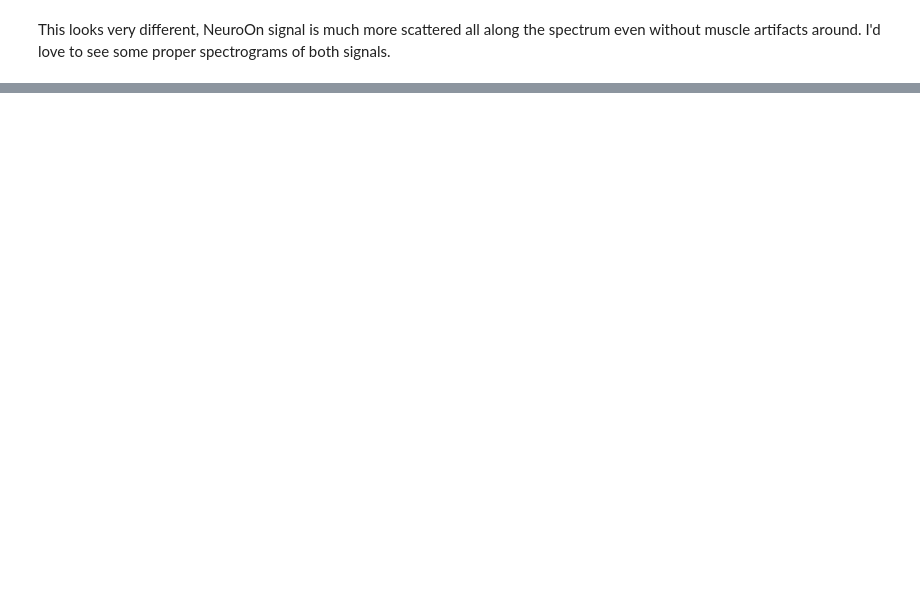
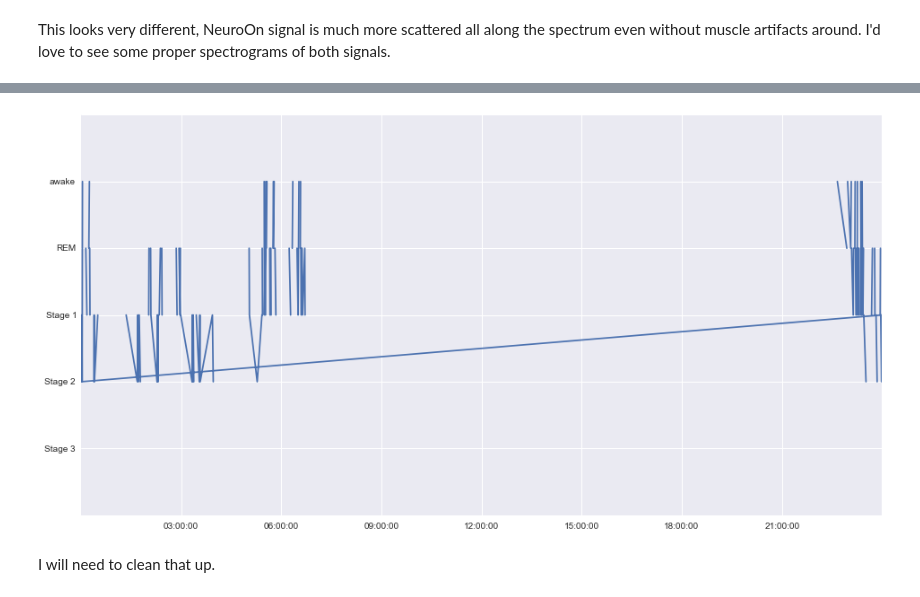
Before and after one commit to pawelngei/neuroon-notebook, a Jupyter notebook: NeuroOn.ipynb, the cells around one changed output, grey strips where cells are left out. Cells and saved outputs as stored; diff of their text form; code cells hidden in the pictures; blank space fills up the shorter version.

```diff
--- a/NeuroOn.ipynb
+++ b/NeuroOn.ipynb
@@ -303,0 +331,10 @@ neuroon_stages['timestamp'] = pd.to_datetime(neuroon_stages['timestamp'], unit='
+# %%
+# get signal from PSG
+
+psg_stages = pd.read_csv('night_01/psg_stages.csv', names=['timestamp', 'raw'])
+psg_stages['timestamp'] = psg_stages['timestamp']
+psg_stages['timestamp'] = pd.to_datetime(psg_stages['timestamp'], format=' %H:%M:%S.%f')
+# psg_stages['timestamp'] += timedelta(days=19)
+psg_stages[:10]
+
+# clear the data!
@@ -303,0 +353,11 @@ neuroon_stages['timestamp'] = pd.to_datetime(neuroon_stages['timestamp'], unit='
+# %%
+def clear_psg_stages(stage_desc):
+    return {
+        'Stage - W': 0,
+        'Stage - N1': -1,
+        'Stage - N2': -2,
+        'Stage - N3': -3,
+    }.get(stage_desc, 1)
+
+psg_stages['stage'] = psg_stages['raw'].apply(clear_psg_stages)
+psg_stages[100:110]
@@ -303,0 +376,4 @@ neuroon_stages['timestamp'] = pd.to_datetime(neuroon_stages['timestamp'], unit='
+# %%
+# EXTREMELY FUGLY DO NOT DO THAT JUST FOR TESTS
+psg_stages['stage'] = psg_stages['stage'].apply(lambda x: x if x < 1 else None)
+psg_stages[100:110]
@@ -303,0 +392,9 @@ neuroon_stages['timestamp'] = pd.to_datetime(neuroon_stages['timestamp'], unit='
+# %%
+pp.plot(psg_stages['timestamp'], psg_stages['stage'])
+pp.ylim(-5, 1)
+pp.yticks(range(-5, 2), ['', 'Stage 3', 'Stage 2', 'Stage 1', 'REM', 'awake'])
+pp.show()
+# %% [output]
+[figure, added]
+# %% [markdown]
+I will need to clean that up.
```
Also changed, not shown: parts of 7 cells of this notebook.
